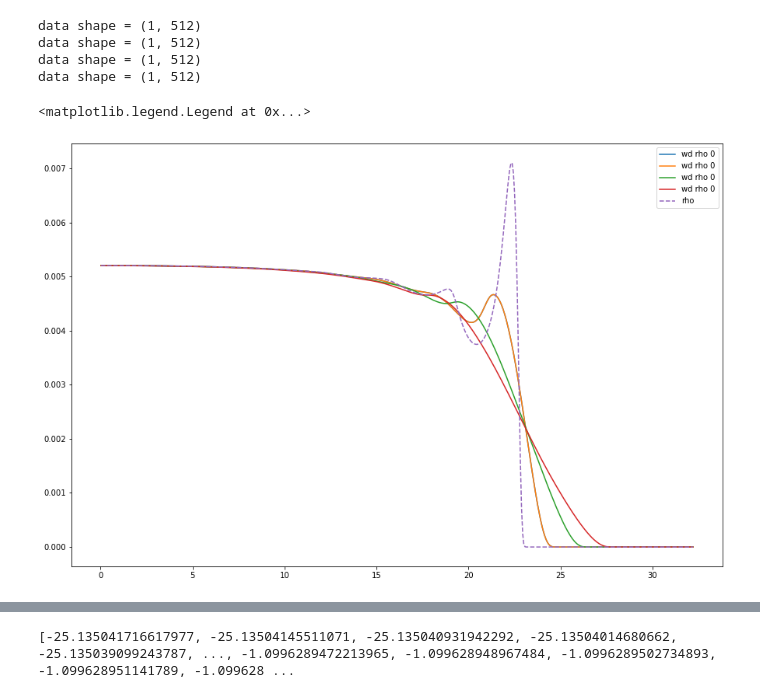
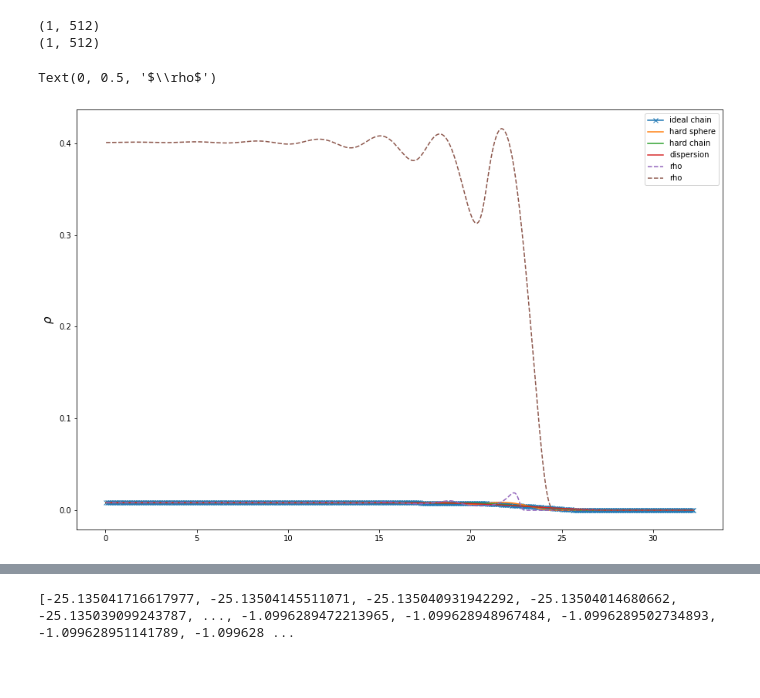
Before and after one commit to bbbursik/feos-pcsaft, a Jupyter notebook: examples/22-02-08-exampleEntropyScaling.ipynb, the cells around one changed output, grey strips where cells are left out. Saved outputs shown, nothing was run; the diff lists cells and outputs as text; code cells hidden in the pictures; blank space fills up the shorter version.

```diff
--- a/examples/22-02-08-exampleEntropyScaling.ipynb
+++ b/examples/22-02-08-exampleEntropyScaling.ipynb
@@ -18,7 +18,7 @@ feos_pcsaft.__file__
 # %%
 components = ['propane']#, 'butane']#, 'pentane']
 composition = np.array([0.5, 0.5]) *MOL
-temperature = 350.15* KELVIN
+temperature = 210.15* KELVIN
 pressure = 1 * BAR
 # %%
 params = PcSaftParameters.from_json(components, '../parameters/propane_with_entropy_scaling.json')
@@ -127,18 +133,33 @@ plt.plot([interface.z[0]/ANGSTROM, interface.z[-1]/ANGSTROM], [vleEoS.vapor.visc
 # %%
 plt.figure(figsize=[15,10])
 
-for filename in glob.glob('*wd_entropy.npy'):
-    data = np.load(filename)
-    print(f'data shape = {data.shape}')
-    for j in range(data.shape[0]):
-        plt.plot(interface.z / ANGSTROM, (data)[j,:], label=f'wd rho {j}')#, marker = 'x')
+# for filename in glob.glob('*wd_entropy.npy'):
+#     data = np.load(filename)
+#     print(f'data shape = {data.shape}')
+#     for j in range(data.shape[0]):
+#         plt.plot(interface.z / ANGSTROM, (data)[j,:], label=f'wd rho {j}')#, marker = 'x')
+
+data = np.load('0_wd_entropy.npy')
+plt.plot(interface.z / ANGSTROM, (data)[0,:], label=f'ideal chain', marker = 'x')
+print(data.shape)
+
+data_hs = np.load('1_wd_entropy.npy')
+print(data_hs.shape)
+plt.plot(interface.z / ANGSTROM, (data_hs)[0,:], label=f'hard sphere')#, marker = 'x')
+
+data = np.load('2_wd_entropy.npy')
+plt.plot(interface.z / ANGSTROM, (data)[0,:], label=f'hard chain')#, marker = 'x')
+
+data = np.load('3_wd_entropy.npy')
+plt.plot(interface.z / ANGSTROM, (data)[0,:], label=f'dispersion')#, marker = 'x')
 
 plt.plot(interface.z/ANGSTROM, (interface.density*NAV*ANGSTROM**3)[0,:], label='rho', linestyle='--')
+
+plt.plot(interface.z/ANGSTROM, (interface.weighted_densities[0])[1,:], label='rho', linestyle='--')
 plt.legend()
+plt.ylabel(r'$\rho$', fontsize=15)
 # %% [output]
-data shape = (1, 512)
-data shape = (1, 512)
-data shape = (1, 512)
-data shape = (1, 512)
+(1, 512)
+(1, 512)
-<matplotlib.legend.Legend at 0x...>
+Text(0, 0.5, '$\\rho$')
-[figure, old version]
+[figure, new version]
```
Also changed, not shown: parts of 13 cells of this notebook, 1 other file.
